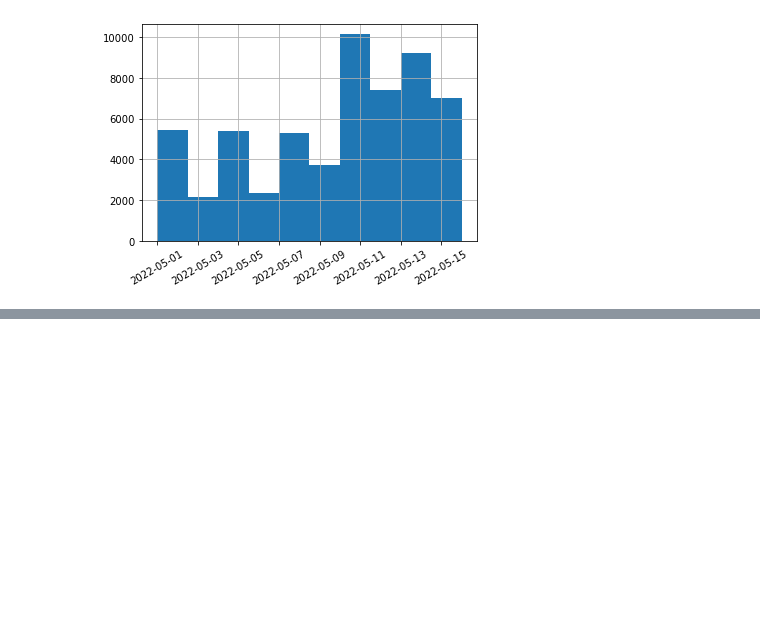
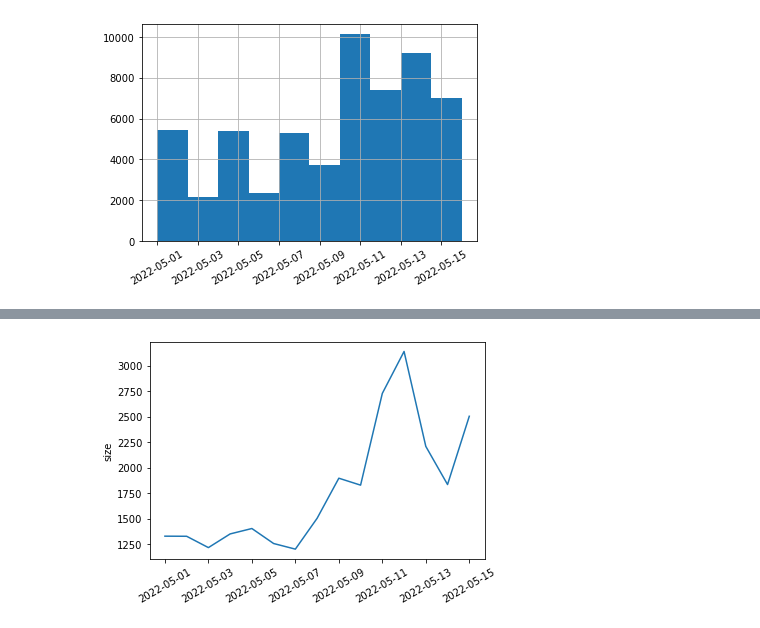
Before and after one commit to anatosun/reddit-cryptocurrency-analysis, a Jupyter notebook: notebooks/pagerank.ipynb, the cells around one changed output, grey strips where cells are left out. Cells and saved outputs as stored; diff of their text form; code cells hidden in the pictures; blank space fills up the shorter version.

```diff
--- a/notebooks/pagerank.ipynb
+++ b/notebooks/pagerank.ipynb
@@ -104,0 +121,7 @@ fig.savefig('../data/images/nx_rep_days.pdf')
+# %%
+ax=sns.lineplot(y=[len(r) for r in ranks], x=days)
+ax.set(ylabel="size")
+_=plt.xticks(rotation=30)
+plt.savefig('../data/images/size_days.pdf',bbox_inches='tight')
+# %% [output]
+[figure, added]
```
Also changed, not shown: parts of 8 cells of this notebook, 1 other file.
